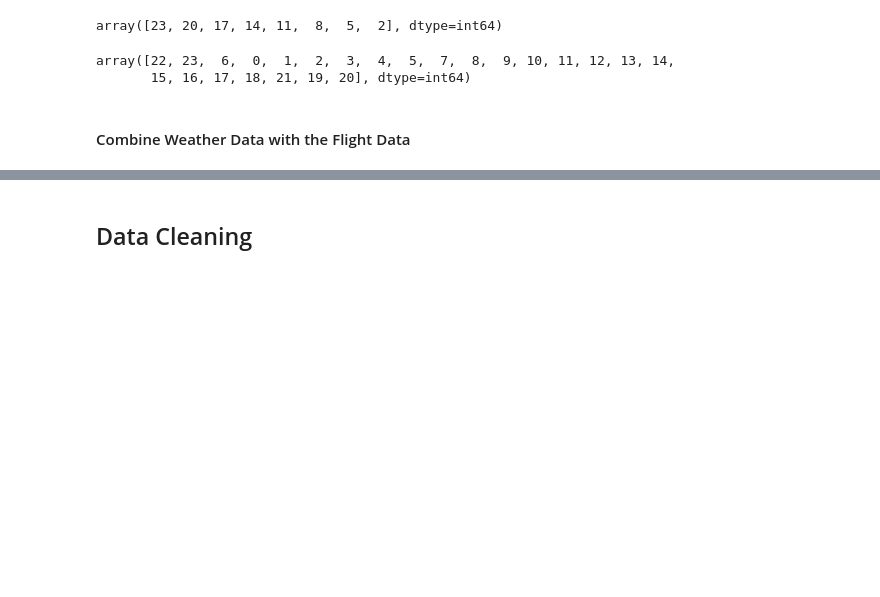
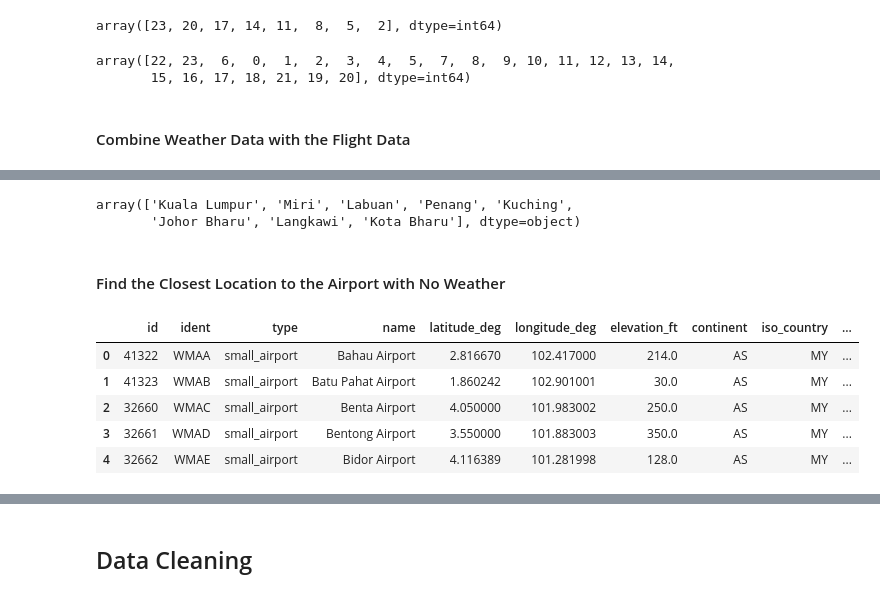
Before and after one commit to arikunco/iykra-dsa-bootcamp, a Jupyter notebook: practice_cases/Practice Case 04 - Predicting Flight Delays.ipynb, the cells around one changed output, grey strips where cells are left out. Cells and saved outputs as stored; diff of their text form; code cells hidden in the pictures; blank space fills up the shorter version.

```diff
--- a/practice_cases/Practice Case 04 - Predicting Flight Delays.ipynb
+++ b/practice_cases/Practice Case 04 - Predicting Flight Delays.ipynb
@@ -27,7 +27,7 @@ from sklearn.preprocessing import LabelEncoder, OneHotEncoder
 from sklearn.model_selection import train_test_split, cross_val_score, cross_val_predict
 from scipy.optimize import curve_fit
 
-pd.options.display.max_columns = 50
+pd.options.display.max_columns = 100
 import warnings
 warnings.filterwarnings("ignore")
 # %%
@@ -417,0 +428,18 @@ array(['Kuala Lumpur', 'Kota Kinabalu', 'Sandakan', 'Kudat', 'Miri',
+# %%
+df[~df["T"].isnull()]["departure_airport_city"].unique()
+# %% [output]
+array(['Kuala Lumpur', 'Miri', 'Labuan', 'Penang', 'Kuching',
+       'Johor Bharu', 'Langkawi', 'Kota Bharu'], dtype=object)
+# %% [markdown]
+#### Find the Closest Location to the Airport with No Weather
+# %%
+airport_df = pd.read_csv("../data/flight/my_airport.csv")
+# %%
+airport_df.head()
+# %% [output]
+|  | id | ident | type | name | latitude_deg | longitude_deg | elevation_ft | continent | iso_country | ... |
+| 0 | 41322 | WMAA | small_airport | Bahau Airport | 2.816670 | 102.417000 | 214.0 | AS | MY | ... |
+| 1 | 41323 | WMAB | small_airport | Batu Pahat Airport | 1.860242 | 102.901001 | 30.0 | AS | MY | ... |
+| 2 | 32660 | WMAC | small_airport | Benta Airport | 4.050000 | 101.983002 | 250.0 | AS | MY | ... |
+| 3 | 32661 | WMAD | small_airport | Bentong Airport | 3.550000 | 101.883003 | 350.0 | AS | MY | ... |
+| 4 | 32662 | WMAE | small_airport | Bidor Airport | 4.116389 | 101.281998 | 128.0 | AS | MY | ... |
```
Also changed, not shown: parts of 26 cells of this notebook, 3 other files.
